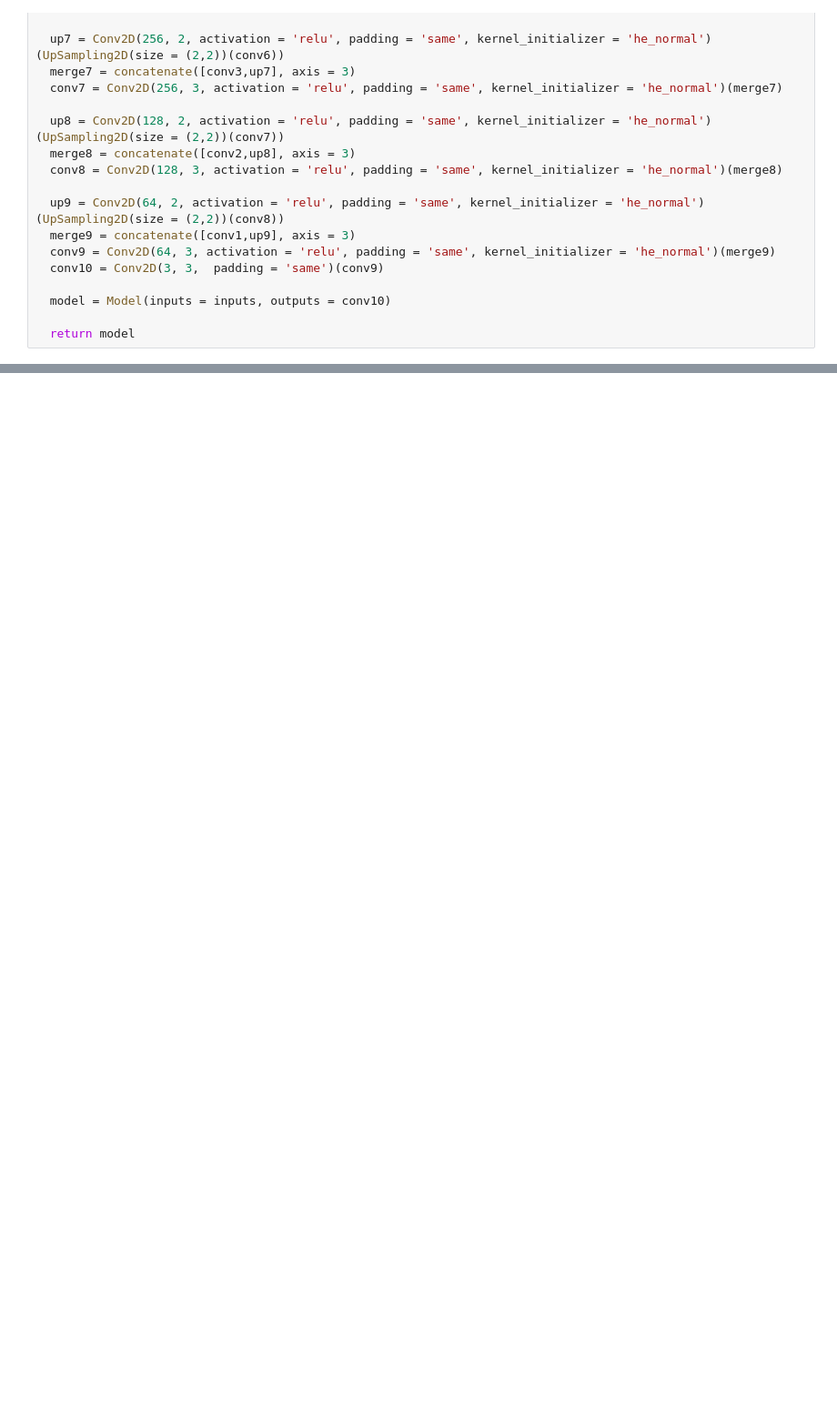
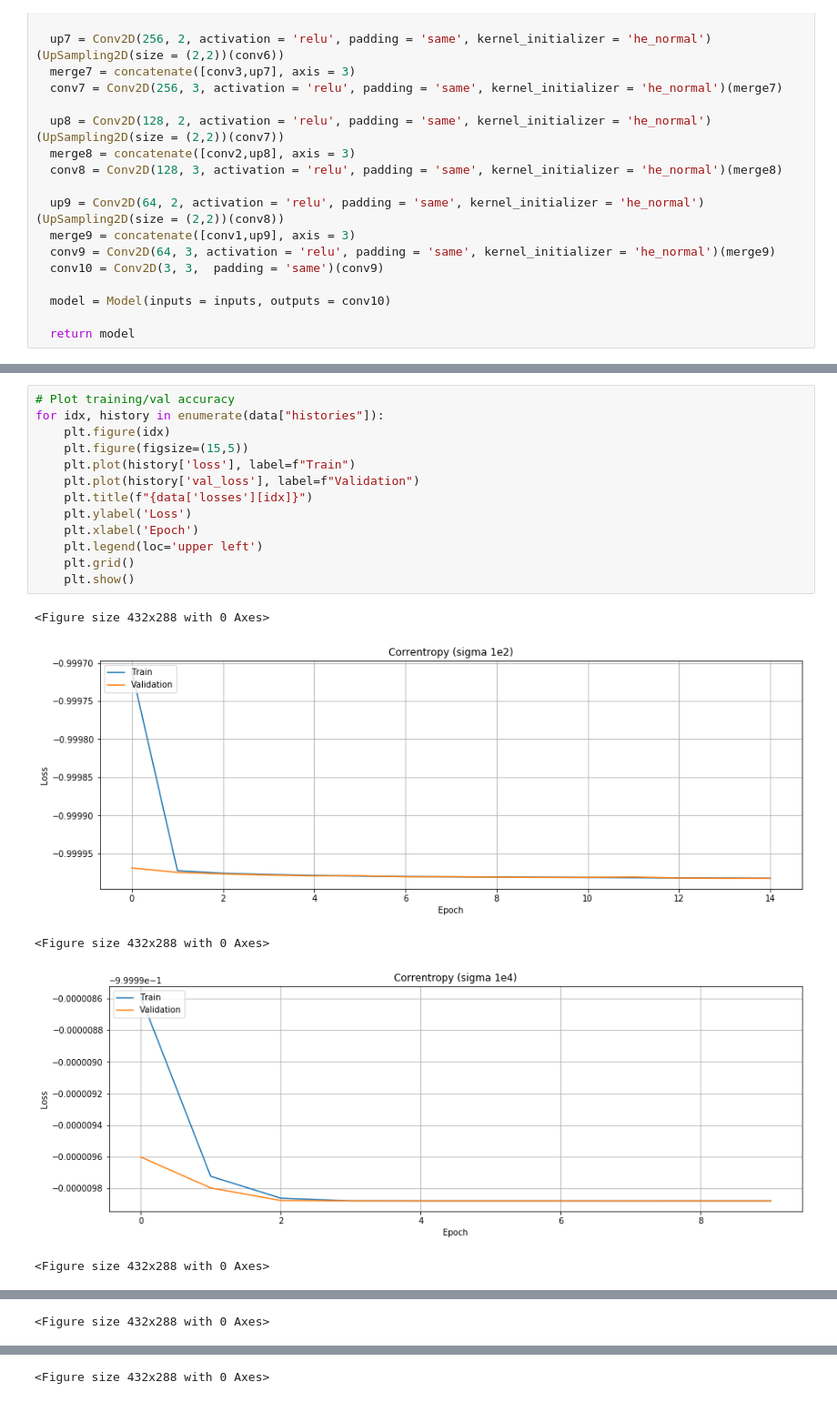
Before and after one commit to alexander3605/deep-learning-course, a Jupyter notebook: 2020_07_Autoencoders.ipynb, the cells around one changed output, grey strips where cells are left out. Shown at 91% size. Drawn from its saved outputs; the diff is of its cells as text; blank space fills up the shorter version.

```diff
--- a/2020_07_Autoencoders.ipynb
+++ b/2020_07_Autoencoders.ipynb
@@ -1896,0 +1942,19 @@ AttributeError: 'int' object has no attribute 'dtype'
+# %%
+# Plot training/val accuracy
+for idx, history in enumerate(data["histories"]):
+    plt.figure(idx)
+    plt.figure(figsize=(15,5))
+    plt.plot(history['loss'], label=f"Train")
+    plt.plot(history['val_loss'], label=f"Validation")
+    plt.title(f"{data['losses'][idx]}")
+    plt.ylabel('Loss')
+    plt.xlabel('Epoch')
+    plt.legend(loc='upper left')
+    plt.grid()
+    plt.show()
+# %% [output]
+<Figure size 432x288 with 0 Axes>
+[figure, added]
+<Figure size 432x288 with 0 Axes>
+[figure, added]
+<Figure size 432x288 with 0 Axes>
@@ -1896,0 +1962 @@ AttributeError: 'int' object has no attribute 'dtype'
+<Figure size 432x288 with 0 Axes>
@@ -1896,0 +1964 @@ AttributeError: 'int' object has no attribute 'dtype'
+<Figure size 432x288 with 0 Axes>
```
Also changed, not shown: parts of 12 cells of this notebook, 1 other file.
